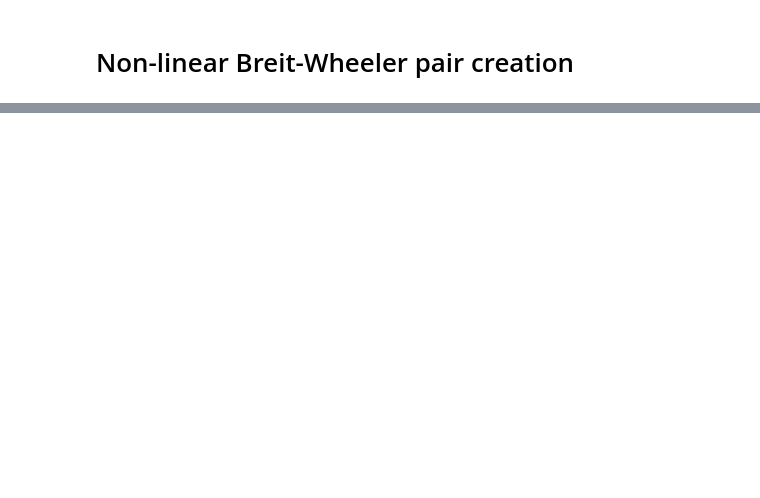
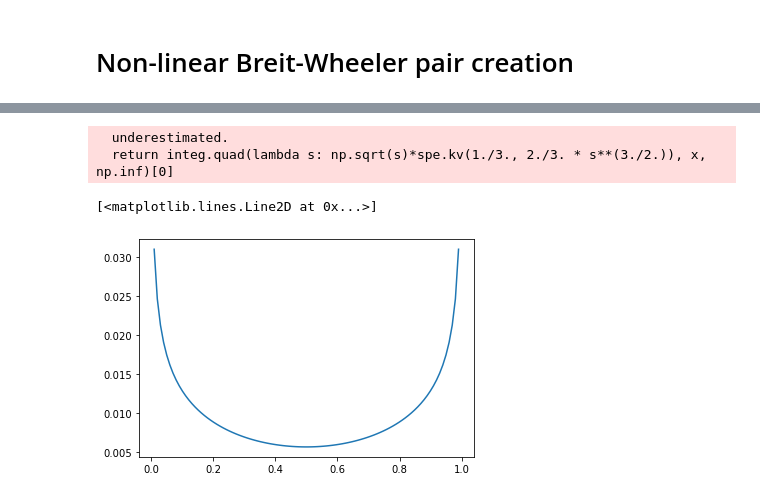
Before and after one commit to ECP-WarpX/picsar, a Jupyter notebook: src/multi_physics/QED_tests/validation/validation_breit_wheeler.ipynb, the cells around one changed output, grey strips where cells are left out. Cells and saved outputs as stored; diff of their text form; code cells hidden in the pictures; blank space fills up the shorter version.

```diff
--- a/src/multi_physics/QED_tests/validation/validation_breit_wheeler.ipynb
+++ b/src/multi_physics/QED_tests/validation/validation_breit_wheeler.ipynb
@@ -213,0 +102,22 @@ plt.hist(g_ele, bins='auto')
+# %%
+NUM_frac = 100
+
+chi_gamma = np.array([0.01, 0.1, 1.0, 10.0, 100.0, 1000.0])
+prob = np.zeros([6,NUM_frac])
+frac = np.linspace(0, 1.0, NUM_frac)
+
+for i in range(6):
+    den = integ.quad(lambda x: Tinteg(chi_gamma[i], x), 0, chi_gamma[i])[0]
+    for j in range(0,NUM_frac):
+        prob[i,j] = Tinteg(chi_gamma[i], frac[j]*chi_gamma[i])*((frac[1]-frac[0])*chi_gamma[i])/den
+# %% [output]
+  underestimated.
+  return integ.quad(lambda s: np.sqrt(s)*spe.kv(1./3., 2./3. * s**(3./2.)), x, np.inf)[0]
+# %%
+#for i in range(6):
+#    plt.plot(frac, prob[i])
+
+plt.plot(frac, prob[5])
+# %% [output]
+[<matplotlib.lines.Line2D at 0x...>]
+[figure, added]
```
Also changed, not shown: parts of 16 cells of this notebook, 2 other files.
